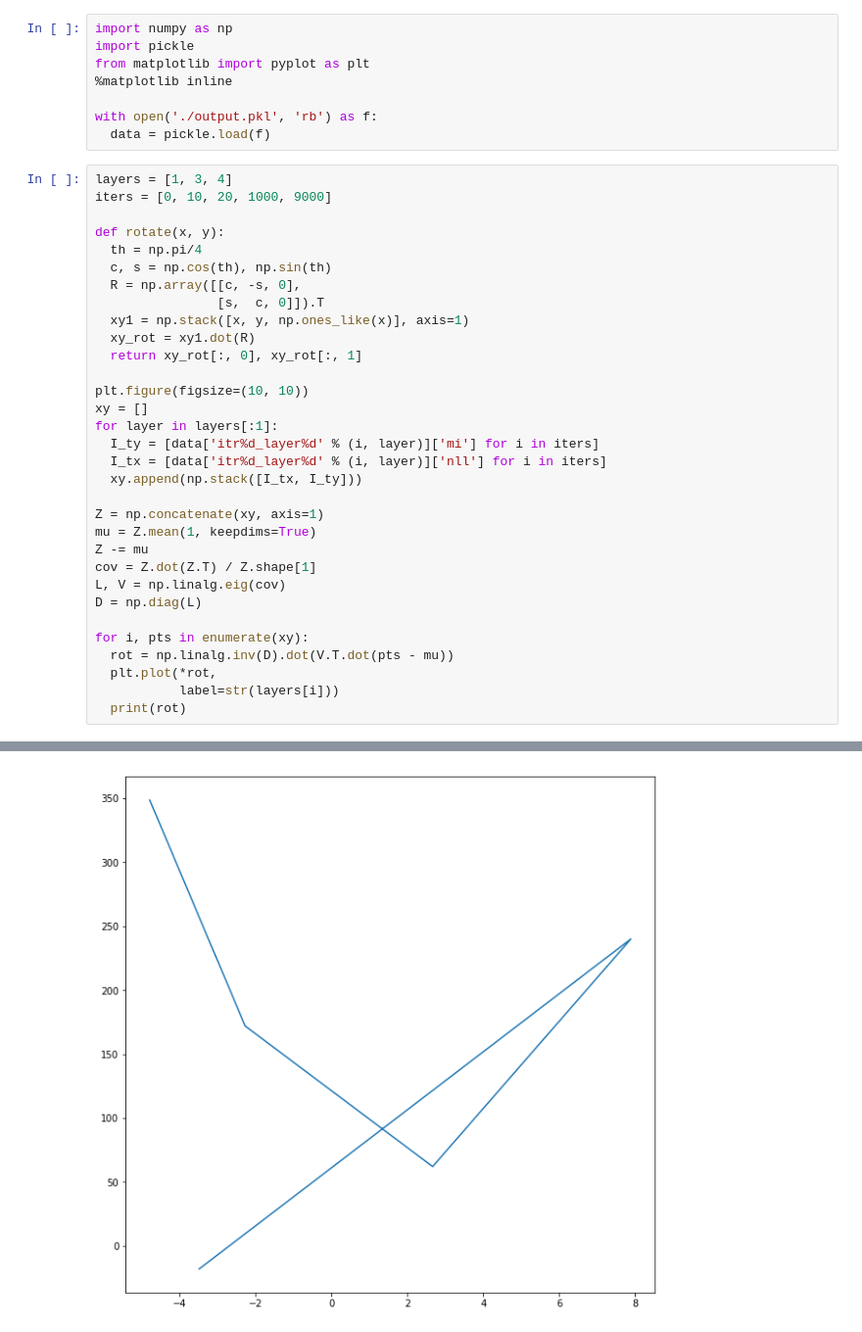
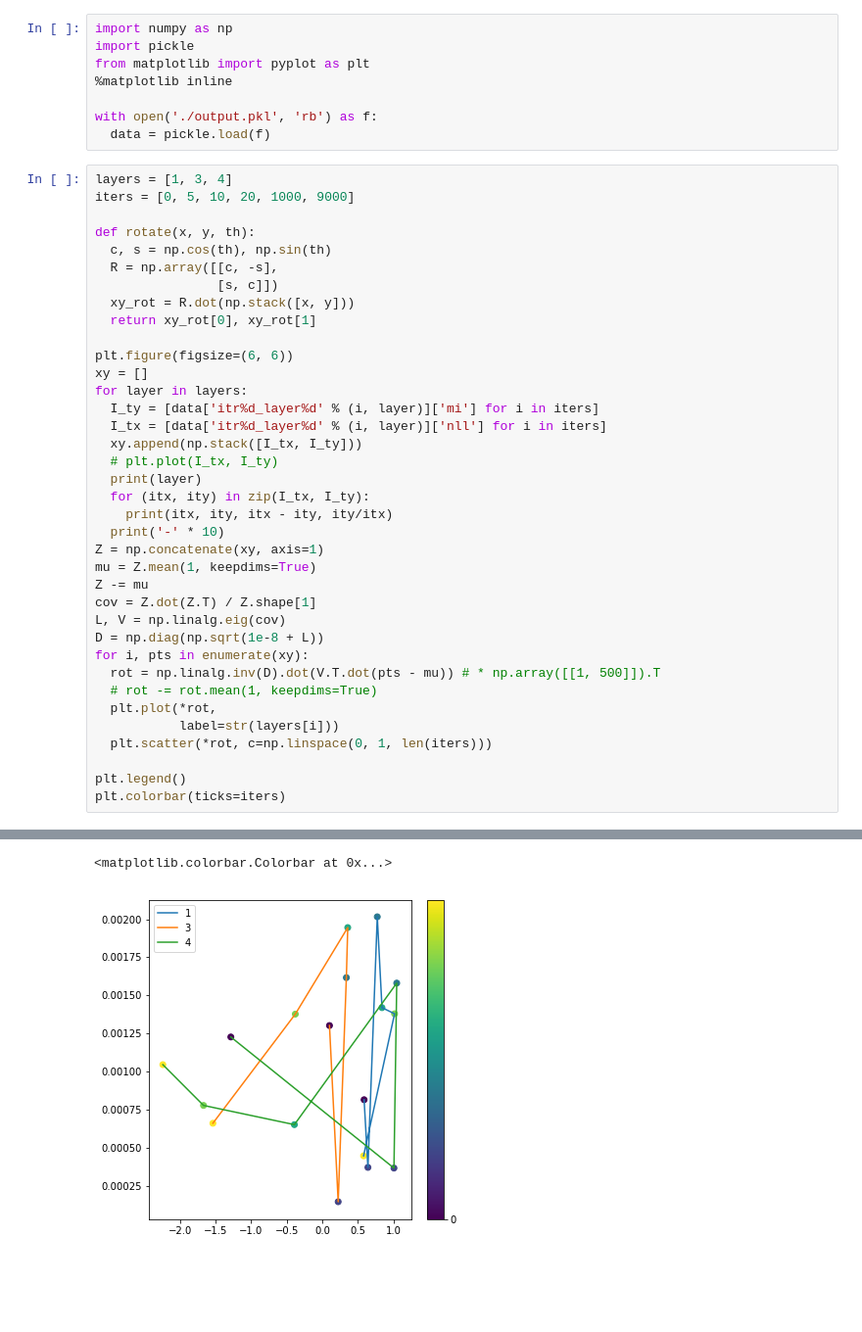
Before and after one commit to mostafarohani/info_bottle, a Jupyter notebook: plots.ipynb, the cells around one changed output, grey strips where cells are left out. Shown at 98% size. Saved outputs shown, nothing was run; the diff lists cells and outputs as text; blank space fills up the shorter version.

```diff
--- a/plots.ipynb
+++ b/plots.ipynb
@@ -8,34 +8,39 @@ with open('./output.pkl', 'rb') as f:
   data = pickle.load(f)
 # %%
 layers = [1, 3, 4]
-iters = [0, 10, 20, 1000, 9000]
+iters = [0, 5, 10, 20, 1000, 9000]
 
-def rotate(x, y):
-  th = np.pi/4
+def rotate(x, y, th):
   c, s = np.cos(th), np.sin(th)
-  R = np.array([[c, -s, 0],
-                [s,  c, 0]]).T
-  xy1 = np.stack([x, y, np.ones_like(x)], axis=1)
-  xy_rot = xy1.dot(R)
-  return xy_rot[:, 0], xy_rot[:, 1]
+  R = np.array([[c, -s],
+                [s, c]])
+  xy_rot = R.dot(np.stack([x, y]))
+  return xy_rot[0], xy_rot[1]
 
-plt.figure(figsize=(10, 10))
+plt.figure(figsize=(6, 6))
 xy = []
-for layer in layers[:1]:
+for layer in layers:
   I_ty = [data['itr%d_layer%d' % (i, layer)]['mi'] for i in iters]
   I_tx = [data['itr%d_layer%d' % (i, layer)]['nll'] for i in iters]
   xy.append(np.stack([I_tx, I_ty]))
-
+  # plt.plot(I_tx, I_ty)
+  print(layer)
+  for (itx, ity) in zip(I_tx, I_ty):
+    print(itx, ity, itx - ity, ity/itx)
+  print('-' * 10)
 Z = np.concatenate(xy, axis=1)
 mu = Z.mean(1, keepdims=True)
 Z -= mu
 cov = Z.dot(Z.T) / Z.shape[1]
 L, V = np.linalg.eig(cov)
-D = np.diag(L)
-
+D = np.diag(np.sqrt(1e-8 + L))
 for i, pts in enumerate(xy):
-  rot = np.linalg.inv(D).dot(V.T.dot(pts - mu))
+  rot = np.linalg.inv(D).dot(V.T.dot(pts - mu)) # * np.array([[1, 500]]).T
+  # rot -= rot.mean(1, keepdims=True)
   plt.plot(*rot,
            label=str(layers[i]))
-  print(rot)
+  plt.scatter(*rot, c=np.linspace(0, 1, len(iters)))
+
+plt.legend()
+plt.colorbar(ticks=iters)
 # %% [output]
@@ -44 +64,2 @@ for i, pts in enumerate(xy):
+<matplotlib.colorbar.Colorbar at 0x...>
-[figure, old version]
+[figure, new version]
```
Also changed, not shown: parts of 6 cells of this notebook, 1 other file.
